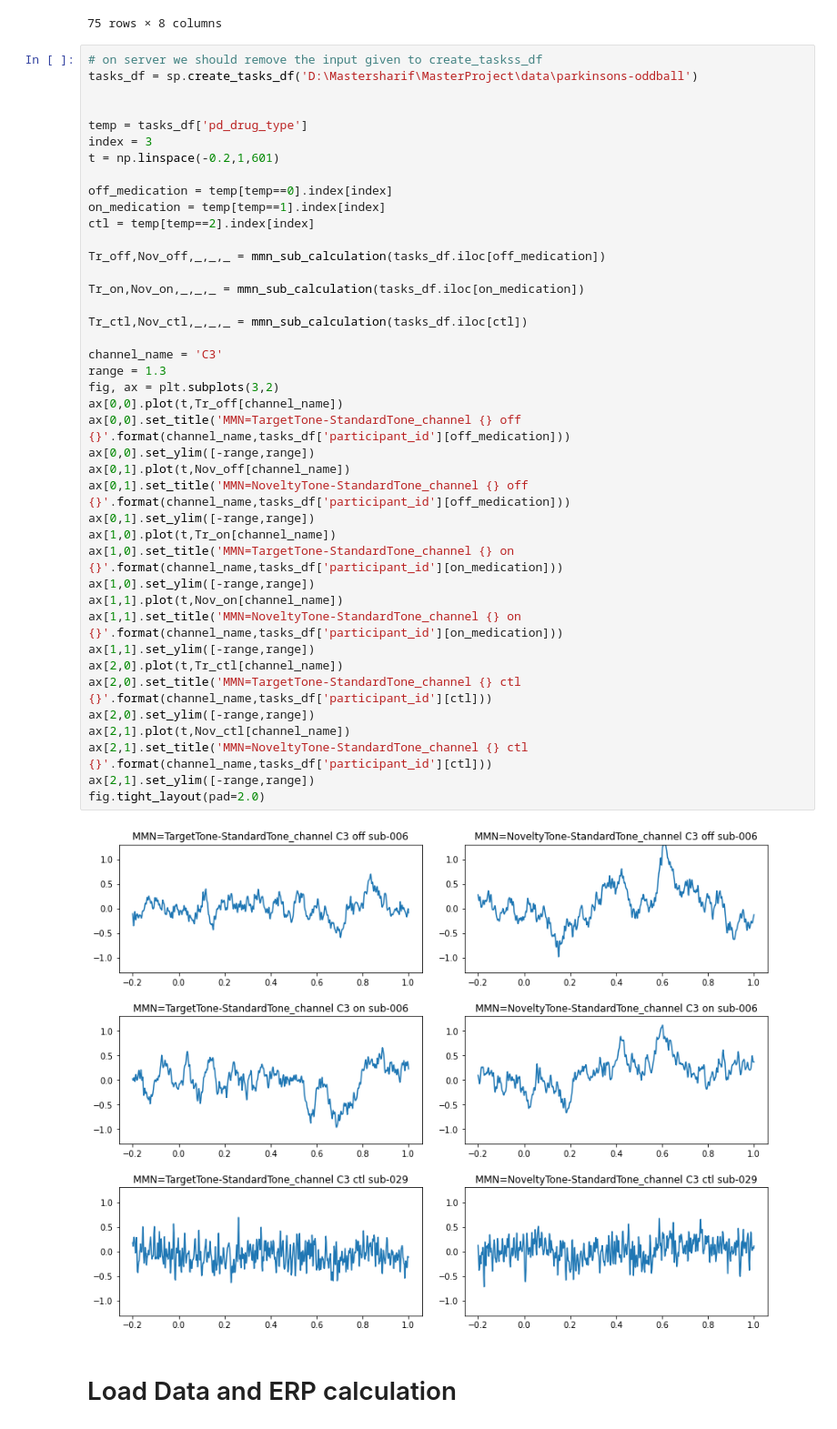
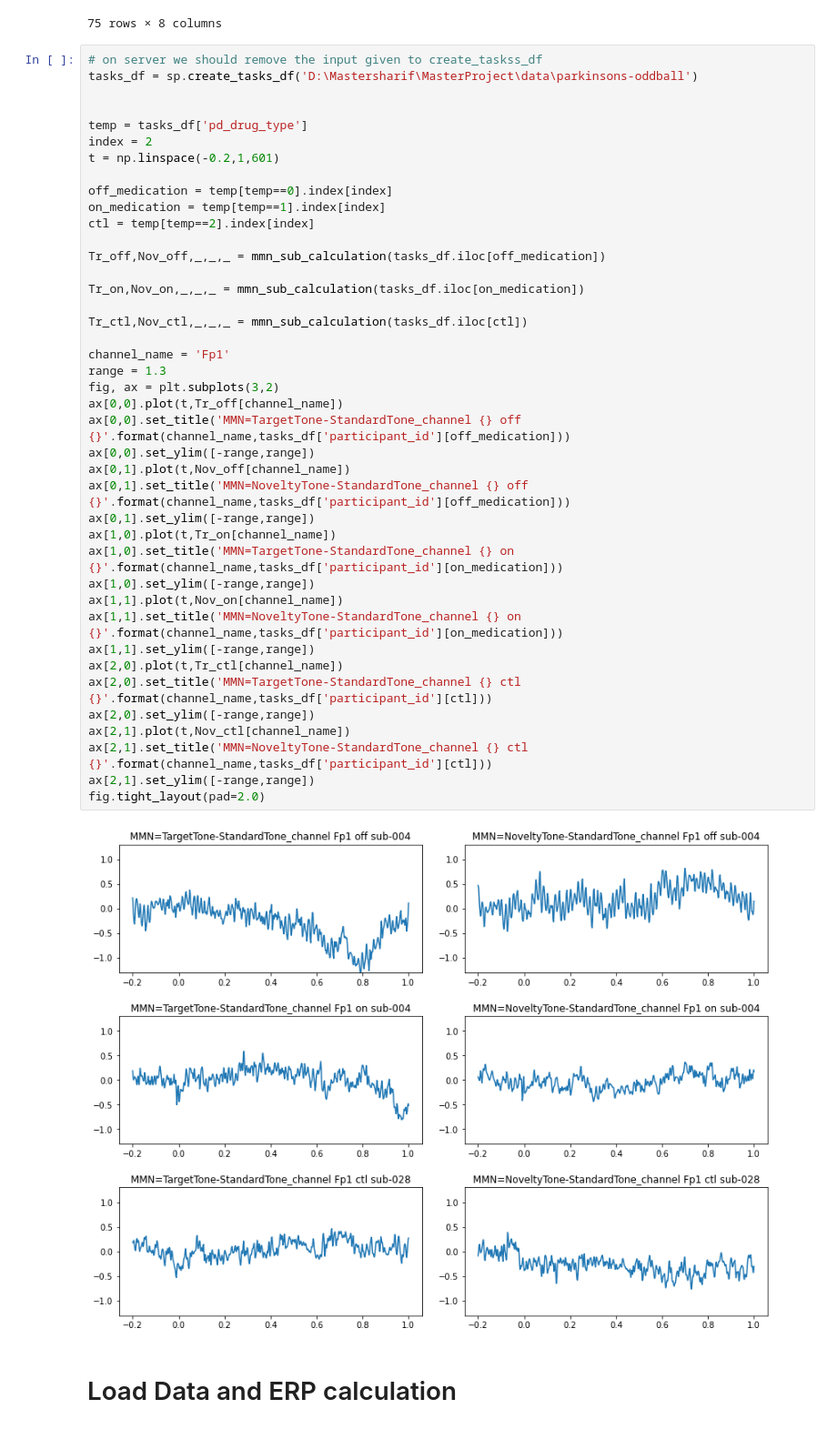
Before and after one commit to AIRLab-Sharif/Parkinson-PAC, a Jupyter notebook: python/check_pipline_on_subject.ipynb, the cells around one changed output. Shown: that part at 91% size. Drawn from its saved outputs; the diff is of its cells as text.

```diff
--- a/python/check_pipline_on_subject.ipynb
+++ b/python/check_pipline_on_subject.ipynb
@@ -74,7 +77,7 @@ tasks_df = sp.create_tasks_df('D:\Mastersharif\MasterProject\data\parkinsons-odd
 
 
 temp = tasks_df['pd_drug_type']
-index = 3
+index = 2
 t = np.linspace(-0.2,1,601)
 
 off_medication = temp[temp==0].index[index]
@@ -82,35 +85,35 @@ on_medication = temp[temp==1].index[index]
 ctl = temp[temp==2].index[index]
 
 Tr_off,Nov_off,_,_,_ = mmn_sub_calculation(tasks_df.iloc[off_medication])
 
 Tr_on,Nov_on,_,_,_ = mmn_sub_calculation(tasks_df.iloc[on_medication])
 
 Tr_ctl,Nov_ctl,_,_,_ = mmn_sub_calculation(tasks_df.iloc[ctl])
 
-channel_name = 'C3'
+channel_name = 'Fp1'
 range = 1.3
 fig, ax = plt.subplots(3,2)
 ax[0,0].plot(t,Tr_off[channel_name])
 ax[0,0].set_title('MMN=TargetTone-StandardTone_channel {} off {}'.format(channel_name,tasks_df['participant_id'][off_medication]))
 ax[0,0].set_ylim([-range,range])
 ax[0,1].plot(t,Nov_off[channel_name])
 ax[0,1].set_title('MMN=NoveltyTone-StandardTone_channel {} off {}'.format(channel_name,tasks_df['participant_id'][off_medication]))
 ax[0,1].set_ylim([-range,range])
 ax[1,0].plot(t,Tr_on[channel_name])
 ax[1,0].set_title('MMN=TargetTone-StandardTone_channel {} on {}'.format(channel_name,tasks_df['participant_id'][on_medication]))
 ax[1,0].set_ylim([-range,range])
 ax[1,1].plot(t,Nov_on[channel_name])
 ax[1,1].set_title('MMN=NoveltyTone-StandardTone_channel {} on {}'.format(channel_name,tasks_df['participant_id'][on_medication]))
 ax[1,1].set_ylim([-range,range])
 ax[2,0].plot(t,Tr_ctl[channel_name])
 ax[2,0].set_title('MMN=TargetTone-StandardTone_channel {} ctl {}'.format(channel_name,tasks_df['participant_id'][ctl]))
 ax[2,0].set_ylim([-range,range])
 ax[2,1].plot(t,Nov_ctl[channel_name])
 ax[2,1].set_title('MMN=NoveltyTone-StandardTone_channel {} ctl {}'.format(channel_name,tasks_df['participant_id'][ctl]))
 ax[2,1].set_ylim([-range,range])
 fig.tight_layout(pad=2.0)
 # %% [output]
-[figure, old version]
+[figure, new version]
 # %% [markdown]
 # Load Data and ERP calculation
 # %%
```
Also changed, not shown: parts of 8 cells of this notebook, 1 other file.
